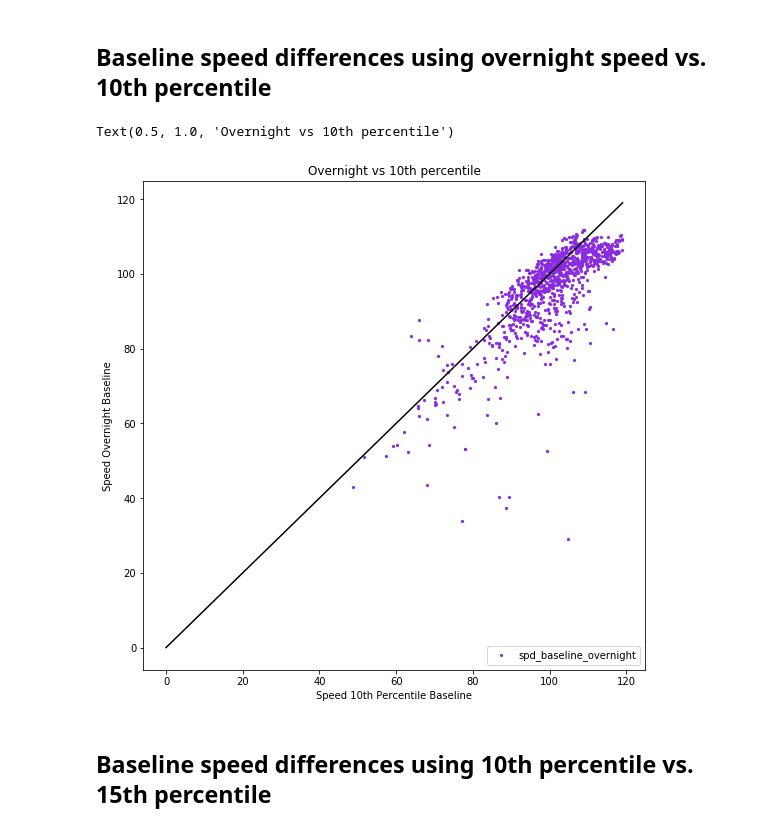
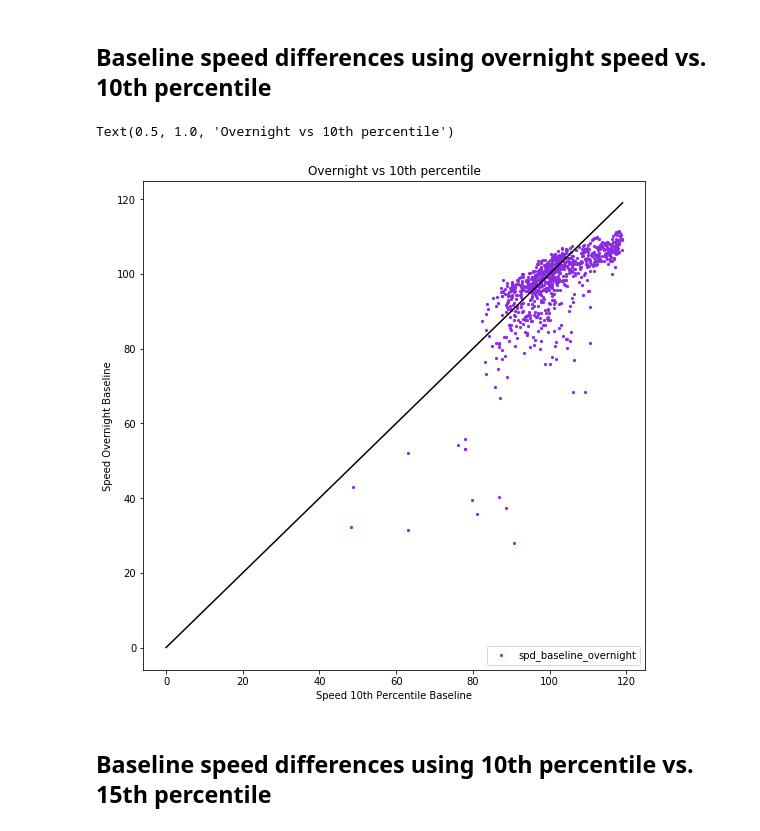
Before and after one commit to CityofToronto/bdit_congestion, a Jupyter notebook: congestion_data_aggregation/highway_deep_dive.ipynb, the cells around one changed output. Drawn from its saved outputs; the diff is of its cells as text; code cells hidden in the pictures.

```diff
--- a/congestion_data_aggregation/highway_deep_dive.ipynb
+++ b/congestion_data_aggregation/highway_deep_dive.ipynb
@@ -294,16 +294,16 @@ Text(0.5, 1.0, '25th Percentile Mean vs Median')
 # %%
 fig, ax = plt.subplots (1,1, figsize=(9,9))
 
-ax.scatter(highway['spd_baseline_10pct'], highway['spd_baseline_overnight'], marker = '.', linewidths =0.25, c='blueviolet')
+ax.scatter(wn_lakeshore['spd_baseline_10pct'], wn_lakeshore['spd_baseline_overnight'], marker = '.', linewidths =0.25, c='blueviolet')
 ax.plot(range(0,120), range(0,120), '-', color = 'k')
 
 ax.legend(loc = 4)
 ax.set_xlabel('Speed 10th Percentile Baseline')
 ax.set_ylabel('Speed Overnight Baseline')
 ax.set_title('Overnight vs 10th percentile')
 # %% [output]
 Text(0.5, 1.0, 'Overnight vs 10th percentile')
-[figure, old version]
+[figure, new version]
 # %% [markdown]
 ## Baseline speed differences using 10th percentile vs. 15th percentile
 # %%
```
Also changed, not shown: parts of 20 cells of this notebook.
